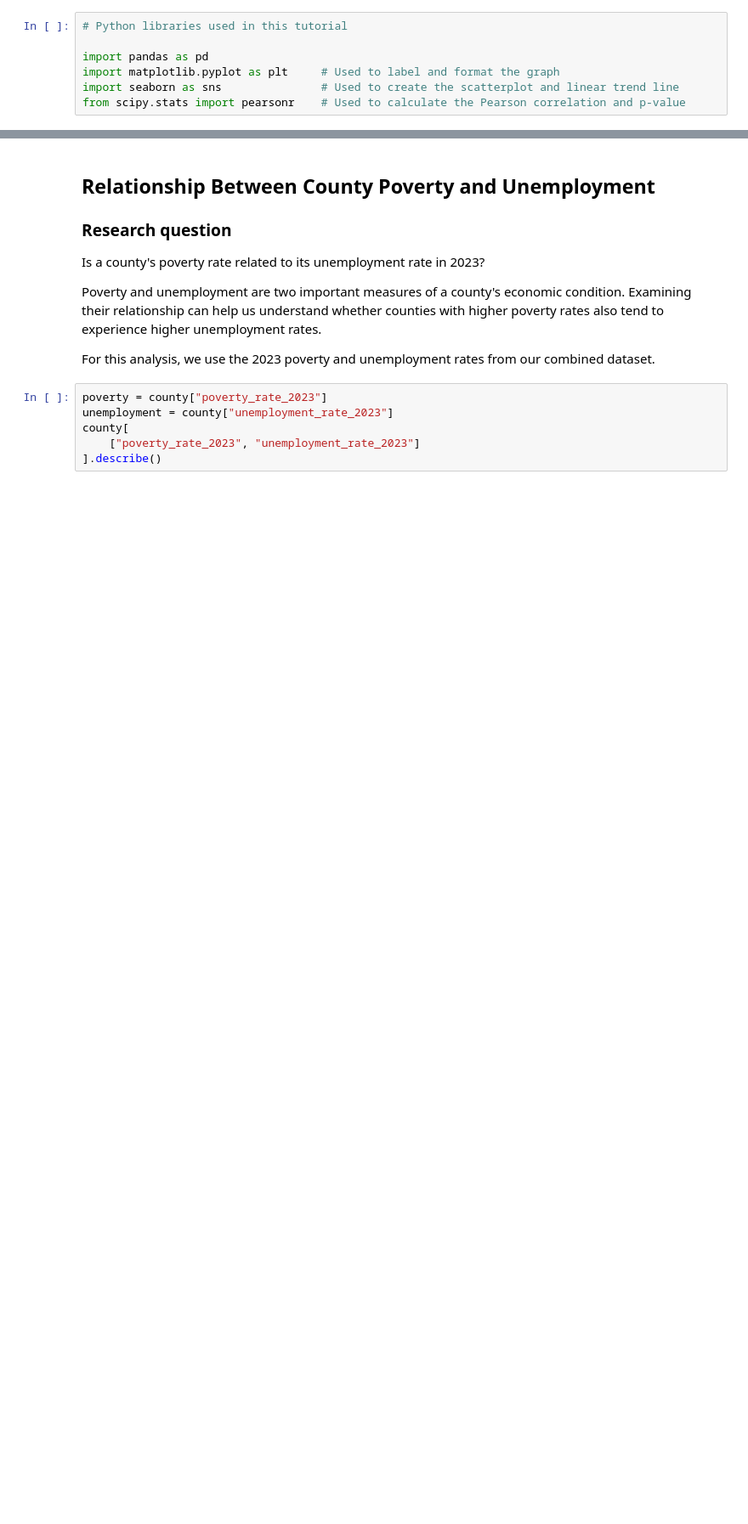
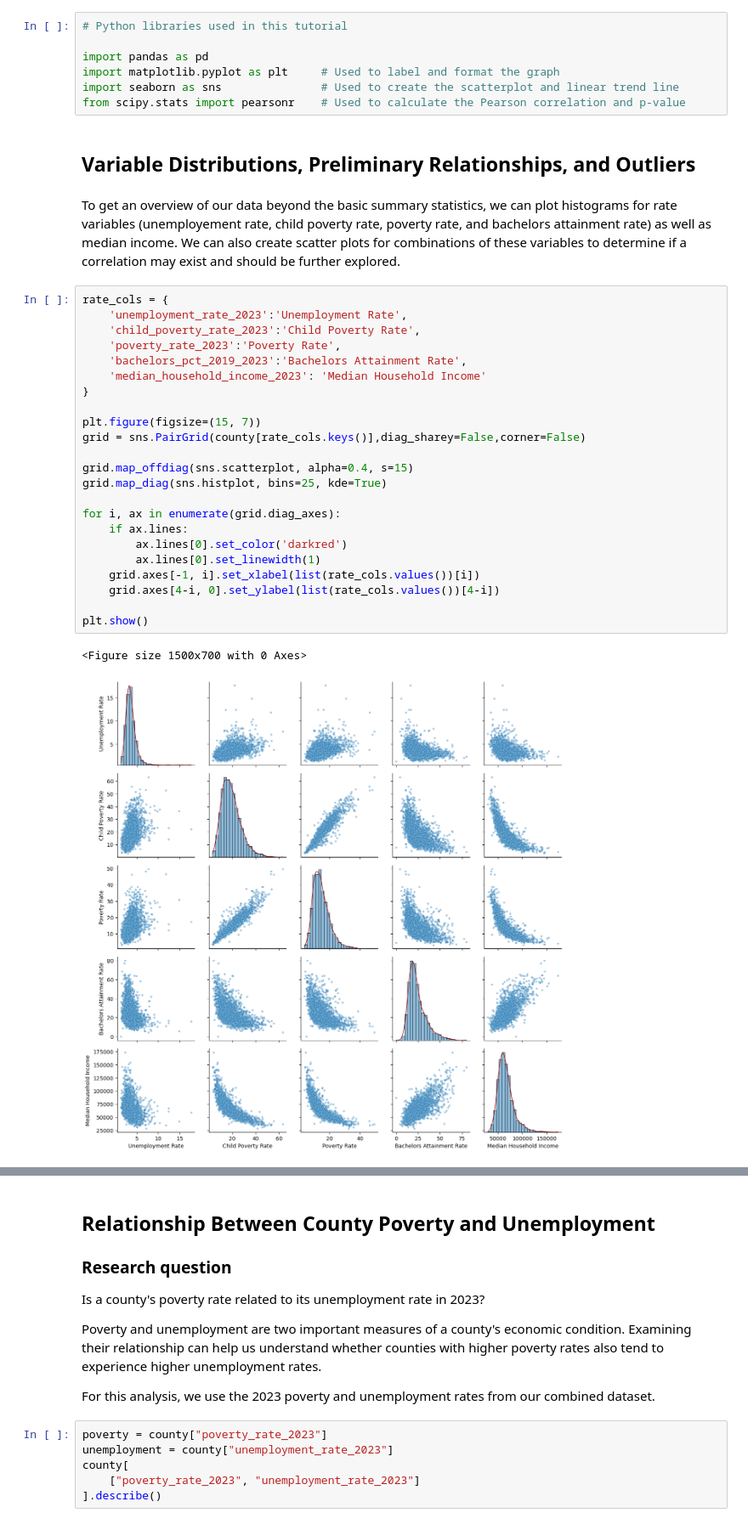
Before and after one commit to zkhan205/CMSC320_Project, a Jupyter notebook: data_cleaning_and_statistical_methods (1).ipynb, the cells around one changed output, grey strips where cells are left out. Shown at 85% size. Drawn from its saved outputs; the diff is of its cells as text; blank space fills up the shorter version.

Commit message:
Add inital eda graphs

```diff
--- a/data_cleaning_and_statistical_methods (1).ipynb
+++ b/data_cleaning_and_statistical_methods (1).ipynb
@@ -204,3 +204,33 @@ import pandas as pd
 import matplotlib.pyplot as plt     # Used to label and format the graph
 import seaborn as sns               # Used to create the scatterplot and linear trend line
 from scipy.stats import pearsonr    # Used to calculate the Pearson correlation and p-value
+# %% [markdown]
+## Variable Distributions, Preliminary Relationships, and Outliers
+# %% [markdown]
+To get an overview of our data beyond the basic summary statistics, we can plot histograms for rate variables (unemployement rate, child poverty rate, poverty rate, and bachelors attainment rate) as well as median income. We can also create scatter plots for combinations of these variables to determine if a correlation may exist and should be further explored.
+# %%
+rate_cols = {
+    'unemployment_rate_2023':'Unemployment Rate',
+    'child_poverty_rate_2023':'Child Poverty Rate',
+    'poverty_rate_2023':'Poverty Rate',
+    'bachelors_pct_2019_2023':'Bachelors Attainment Rate',
+    'median_household_income_2023': 'Median Household Income'
+}
+
+plt.figure(figsize=(15, 7))
+grid = sns.PairGrid(county[rate_cols.keys()],diag_sharey=False,corner=False)
+
+grid.map_offdiag(sns.scatterplot, alpha=0.4, s=15)
+grid.map_diag(sns.histplot, bins=25, kde=True)
+
+for i, ax in enumerate(grid.diag_axes):
+    if ax.lines:
+        ax.lines[0].set_color('darkred')
+        ax.lines[0].set_linewidth(1)
+    grid.axes[-1, i].set_xlabel(list(rate_cols.values())[i])
+    grid.axes[4-i, 0].set_ylabel(list(rate_cols.values())[4-i])
+
+plt.show()
+# %% [output]
+<Figure size 1500x700 with 0 Axes>
+[figure, added]
```
Also changed, not shown: parts of 8 cells of this notebook.
